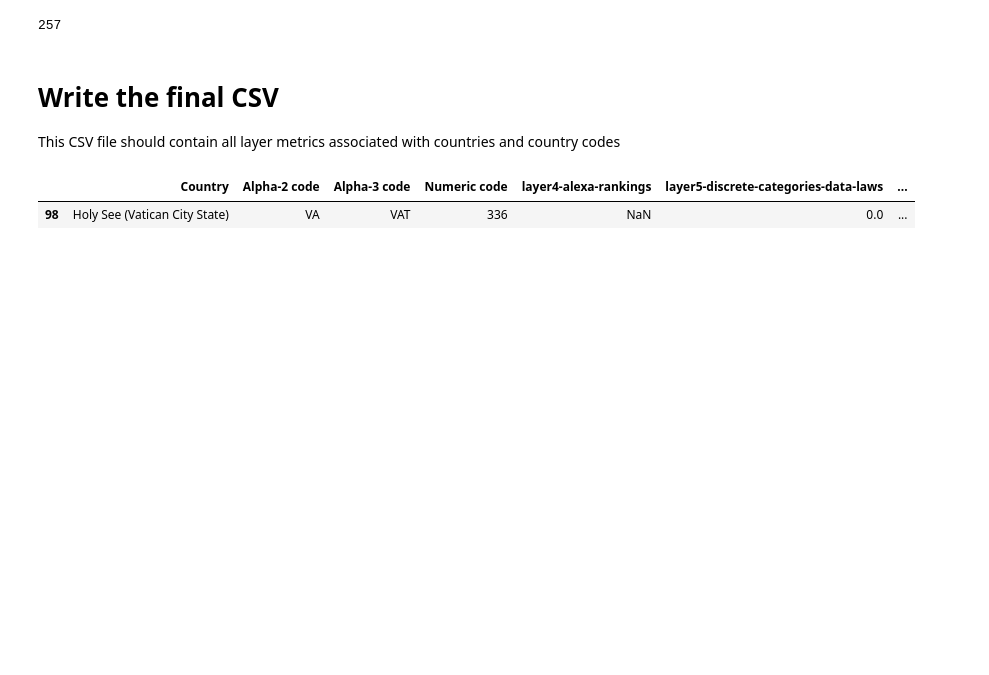
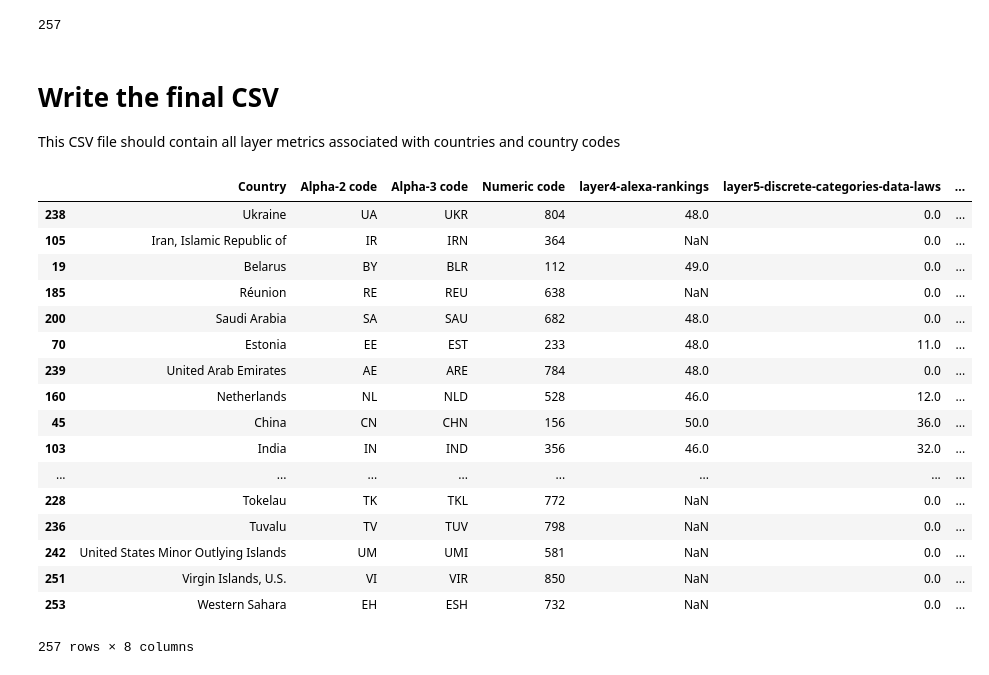
Before and after one commit to daylight-lab/III, a Jupyter notebook: marshaling.ipynb, the cells around one changed output. Saved outputs shown, nothing was run; the diff lists cells and outputs as text; code cells hidden in the pictures; blank space fills up the shorter version.

```diff
--- a/marshaling.ipynb
+++ b/marshaling.ipynb
@@ -168,10 +158,26 @@ len(layer3_merged)
 # %% [markdown]
 # Write the final CSV
 This CSV file should contain all layer metrics associated with countries and country codes
-# %%
-layer3_merged[layer3_merged['Alpha-2 code']=="VA"]
-# %% [output]
-|  | Country | Alpha-2 code | Alpha-3 code | Numeric code | layer4-alexa-rankings | layer5-discrete-categories-data-laws | ... |
-| 98 | Holy See (Vatican City State) | VA | VAT | 336 | NaN | 0.0 | ... |
+# %%
+layer3_merged.sort_values(by="layer3-network-interference-rate", ascending=False)
+# %% [output]
+|  | Country | Alpha-2 code | Alpha-3 code | Numeric code | layer4-alexa-rankings | layer5-discrete-categories-data-laws | ... |
+| 238 | Ukraine | UA | UKR | 804 | 48.0 | 0.0 | ... |
+| 105 | Iran, Islamic Republic of | IR | IRN | 364 | NaN | 0.0 | ... |
+| 19 | Belarus | BY | BLR | 112 | 49.0 | 0.0 | ... |
+| 185 | Réunion | RE | REU | 638 | NaN | 0.0 | ... |
+| 200 | Saudi Arabia | SA | SAU | 682 | 48.0 | 0.0 | ... |
+| 70 | Estonia | EE | EST | 233 | 48.0 | 11.0 | ... |
+| 239 | United Arab Emirates | AE | ARE | 784 | 48.0 | 0.0 | ... |
+| 160 | Netherlands | NL | NLD | 528 | 46.0 | 12.0 | ... |
+| 45 | China | CN | CHN | 156 | 50.0 | 36.0 | ... |
+| 103 | India | IN | IND | 356 | 46.0 | 32.0 | ... |
+| ... | ... | ... | ... | ... | ... | ... | ... |
+| 228 | Tokelau | TK | TKL | 772 | NaN | 0.0 | ... |
+| 236 | Tuvalu | TV | TUV | 798 | NaN | 0.0 | ... |
+| 242 | United States Minor Outlying Islands | UM | UMI | 581 | NaN | 0.0 | ... |
+| 251 | Virgin Islands, U.S. | VI | VIR | 850 | NaN | 0.0 | ... |
+| 253 | Western Sahara | EH | ESH | 732 | NaN | 0.0 | ... |
+257 rows × 8 columns
 # %%
 layer3_merged.to_csv('output/2019-layer-scores.csv')
```
Also changed, not shown: parts of 1 cell of this notebook, 14 other files.
